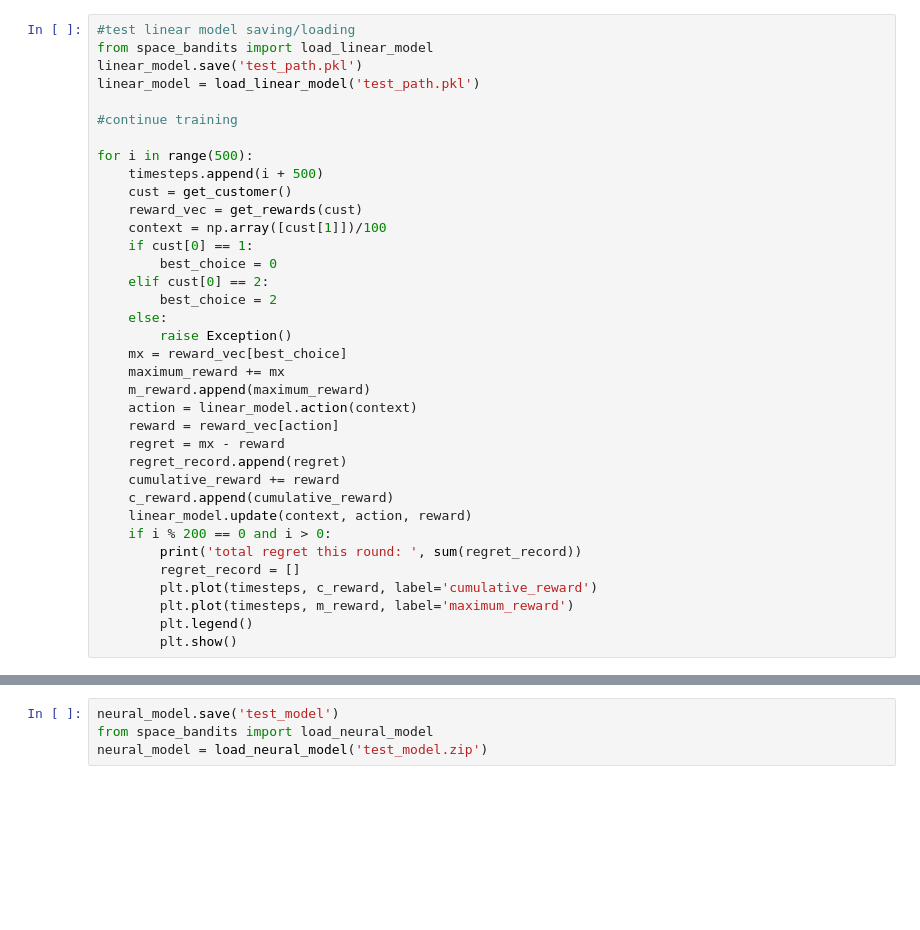
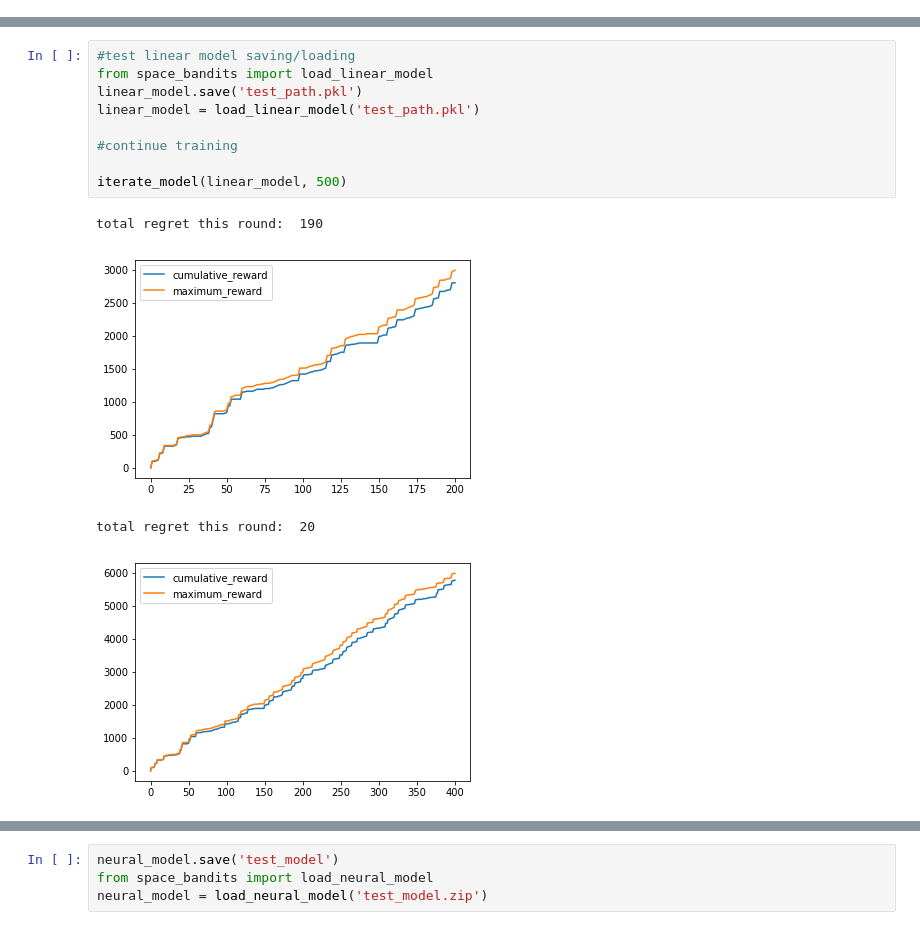
Before and after one commit to LaunchpadAI/space-bandits, a Jupyter notebook: toy_problem.ipynb, the cells around one changed output, grey strips where cells are left out. Cells and saved outputs as stored; diff of their text form; blank space fills up the shorter version.

```diff
--- a/toy_problem.ipynb
+++ b/toy_problem.ipynb
@@ -159,36 +190,0 @@ total regret this round:  1160
-# %%
-#test linear model saving/loading
-from space_bandits import load_linear_model
-linear_model.save('test_path.pkl')
-linear_model = load_linear_model('test_path.pkl')
-
-#continue training
-
-for i in range(500):
-    timesteps.append(i + 500)
-    cust = get_customer()
-    reward_vec = get_rewards(cust)
-    context = np.array([cust[1]])/100
-    if cust[0] == 1:
-        best_choice = 0
-    elif cust[0] == 2:
-        best_choice = 2
-    else:
-        raise Exception()
-    mx = reward_vec[best_choice]
-    maximum_reward += mx
-    m_reward.append(maximum_reward)
-    action = linear_model.action(context)
-    reward = reward_vec[action]
-    regret = mx - reward
-    regret_record.append(regret)
-    cumulative_reward += reward
-    c_reward.append(cumulative_reward)
-    linear_model.update(context, action, reward)
-    if i % 200 == 0 and i > 0:
-        print('total regret this round: ', sum(regret_record))
-        regret_record = []
-        plt.plot(timesteps, c_reward, label='cumulative_reward')
-        plt.plot(timesteps, m_reward, label='maximum_reward')
-        plt.legend()
-        plt.show()
@@ -263,0 +197,14 @@ Training neural_model-bnn for 100 steps...
+# %%
+#test linear model saving/loading
+from space_bandits import load_linear_model
+linear_model.save('test_path.pkl')
+linear_model = load_linear_model('test_path.pkl')
+
+#continue training
+
+iterate_model(linear_model, 500)
+# %% [output]
+total regret this round:  190
+[figure, added]
+total regret this round:  20
+[figure, added]
```
Also changed, not shown: parts of 30 cells of this notebook, 1 other file.
